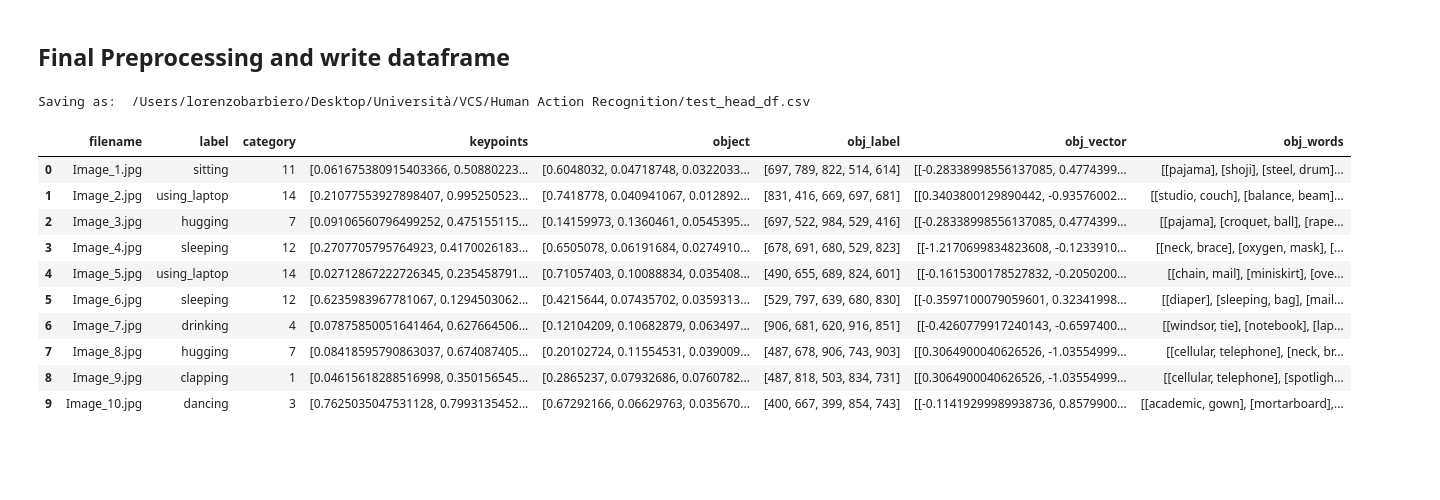
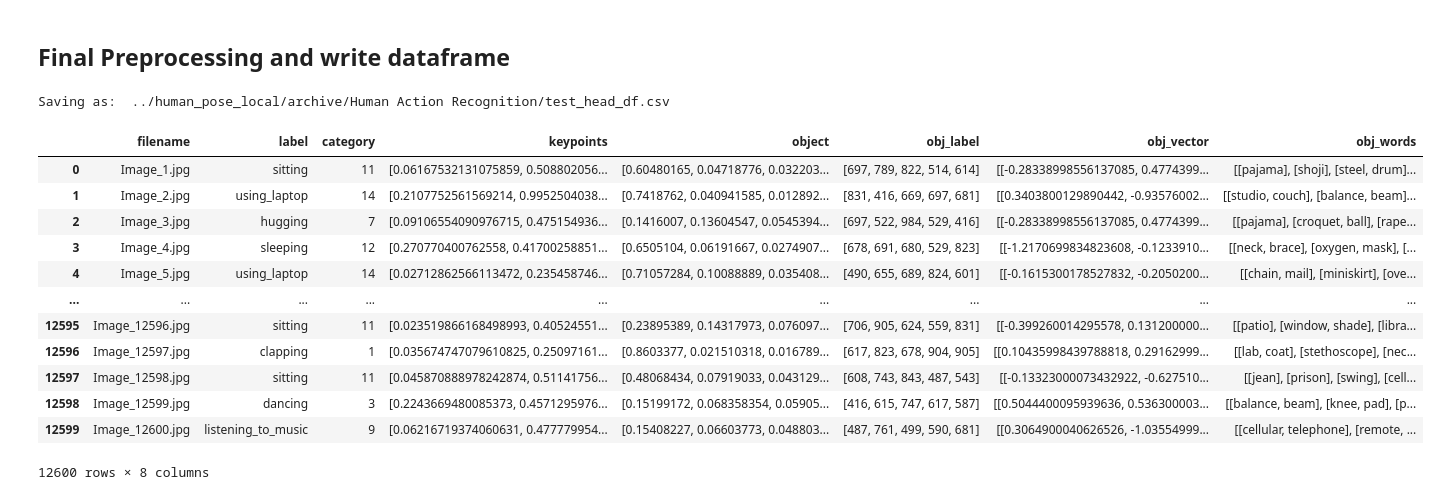
Before and after one commit to Vatsal-Sharma2003/HUMAN-POSE-ESTIMATION-USING-MACHINE-LEARNING, a Jupyter notebook: Preprocessing.ipynb, the cells around one changed output. Cells and saved outputs as stored; diff of their text form; code cells hidden in the pictures; blank space fills up the shorter version.

```diff
--- a/Preprocessing.ipynb
+++ b/Preprocessing.ipynb
@@ -398,21 +405,24 @@ array([[ 0.14486633,  0.42775497,  0.58771604],
 # %% [markdown]
 Process the whole dataframe at once
 # %%
-def keypoints_from_df(df, data_directory):
+def keypoints_from_df(df, data_directory, train=True):
 
     keypoints = np.zeros((len(df),17,3))
 
     for i, file in enumerate(df['filename']):
-        keypoints[i,:,:] = image_keypoints(data_directory + '/train/' + file)
+        if train:
+            keypoints[i,:,:] = image_keypoints(data_directory + '/train/' + file)
+        else:
+            keypoints[i,:,:] = image_keypoints(data_directory + '/test/' + file)
 
     return keypoints
 # %%
-def add_kpoints_dataframe(df, data_directory):
+def add_kpoints_dataframe(df, data_directory, train=True):
 
     df = df.astype('object')
     df['keypoints'] = np.zeros((len(df),51)).tolist()
 
-    kds = keypoints_from_df(df, data_directory).reshape(-1, 51).tolist()
+    kds = keypoints_from_df(df, data_directory, train=train).reshape(-1, 51).tolist()
     df['keypoints'] = kds
 
     return df
@@ -516,12 +527,16 @@ df.head(10)
 | 8 | Image_9.jpg | clapping | 1 |
 | 9 | Image_10.jpg | dancing | 3 |
 # %%
-def object_rec(df, data_directory):
+def object_rec(df, data_directory, train=True):
     images = df['filename']
     obj_list = []
 
     for i, image in enumerate(images):
-        image_path = data_directory + '/train/' + image
+        if train:
+            image_path = data_directory + '/train/' + image
+        else:
+            image_path = data_directory + '/test/' + image
+
         obj_pred = mobile_net.predict(load_prepare_image(image_path), verbose=0)
         obj_list.append(obj_pred)
 
@@ -562,7 +577,7 @@ KeyboardInterrupt:
 vectorize_label = gensim.downloader.load(word_vec_model)
 # %%
 objects_vocabulary = []
-with open(root_directory + '/mobilenet_dic.txt', 'r') as f:
+with open(root_directory + 'mobilenet_dic.txt', 'r') as f:
     for line in f:
         objects_vocabulary.append(line.replace('-', ' ').replace("'s","").strip().split(','))
 # %%
@@ -693,18 +715,20 @@ def complete_preprocessing(df, data_directory, file_name = None, write=True):
 # %%
 file_name = 'test_head_df'
 
-finaltest = complete_preprocessing(df.head(10), data_directory, file_name)
+finaltest = complete_preprocessing(df, data_directory, file_name)
 finaltest
 # %% [output]
-Saving as:  /Users/lorenzobarbiero/Desktop/Università/VCS/Human Action Recognition/test_head_df.csv
+Saving as:  ../human_pose_local/archive/Human Action Recognition/test_head_df.csv
 |  | filename | label | category | keypoints | object | obj_label | obj_vector | obj_words |
-| 0 | Image_1.jpg | sitting | 11 | [0.061675380915403366, 0.50880223... | [0.6048032, 0.04718748, 0.0322033... | [697, 789, 822, 514, 614] | [[-0.28338998556137085, 0.4774399... | [[pajama], [shoji], [steel, drum]... |
-| 1 | Image_2.jpg | using_laptop | 14 | [0.21077553927898407, 0.995250523... | [0.7418778, 0.040941067, 0.012892... | [831, 416, 669, 697, 681] | [[0.3403800129890442, -0.93576002... | [[studio, couch], [balance, beam]... |
-| 2 | Image_3.jpg | hugging | 7 | [0.09106560796499252, 0.475155115... | [0.14159973, 0.1360461, 0.0545395... | [697, 522, 984, 529, 416] | [[-0.28338998556137085, 0.4774399... | [[pajama], [croquet, ball], [rape... |
-| 3 | Image_4.jpg | sleeping | 12 | [0.2707705795764923, 0.4170026183... | [0.6505078, 0.06191684, 0.0274910... | [678, 691, 680, 529, 823] | [[-1.2170699834823608, -0.1233910... | [[neck, brace], [oxygen, mask], [... |
-| 4 | Image_5.jpg | using_laptop | 14 | [0.02712867222726345, 0.235458791... | [0.71057403, 0.10088834, 0.035408... | [490, 655, 689, 824, 601] | [[-0.1615300178527832, -0.2050200... | [[chain, mail], [miniskirt], [ove... |
-| 5 | Image_6.jpg | sleeping | 12 | [0.6235983967781067, 0.1294503062... | [0.4215644, 0.07435702, 0.0359313... | [529, 797, 639, 680, 830] | [[-0.3597100079059601, 0.32341998... | [[diaper], [sleeping, bag], [mail... |
-| 6 | Image_7.jpg | drinking | 4 | [0.07875850051641464, 0.627664506... | [0.12104209, 0.10682879, 0.063497... | [906, 681, 620, 916, 851] | [[-0.4260779917240143, -0.6597400... | [[windsor, tie], [notebook], [lap... |
-| 7 | Image_8.jpg | hugging | 7 | [0.08418595790863037, 0.674087405... | [0.20102724, 0.11554531, 0.039009... | [487, 678, 906, 743, 903] | [[0.3064900040626526, -1.03554999... | [[cellular, telephone], [neck, br... |
-| 8 | Image_9.jpg | clapping | 1 | [0.04615618288516998, 0.350156545... | [0.2865237, 0.07932686, 0.0760782... | [487, 818, 503, 834, 731] | [[0.3064900040626526, -1.03554999... | [[cellular, telephone], [spotligh... |
-| 9 | Image_10.jpg | dancing | 3 | [0.7625035047531128, 0.7993135452... | [0.67292166, 0.06629763, 0.035670... | [400, 667, 399, 854, 743] | [[-0.11419299989938736, 0.8579900... | [[academic, gown], [mortarboard],... |
+| 0 | Image_1.jpg | sitting | 11 | [0.06167532131075859, 0.508802056... | [0.60480165, 0.04718776, 0.032203... | [697, 789, 822, 514, 614] | [[-0.28338998556137085, 0.4774399... | [[pajama], [shoji], [steel, drum]... |
+| 1 | Image_2.jpg | using_laptop | 14 | [0.2107752561569214, 0.9952504038... | [0.7418762, 0.040941585, 0.012892... | [831, 416, 669, 697, 681] | [[0.3403800129890442, -0.93576002... | [[studio, couch], [balance, beam]... |
+| 2 | Image_3.jpg | hugging | 7 | [0.09106554090976715, 0.475154936... | [0.1416007, 0.13604547, 0.0545394... | [697, 522, 984, 529, 416] | [[-0.28338998556137085, 0.4774399... | [[pajama], [croquet, ball], [rape... |
+| 3 | Image_4.jpg | sleeping | 12 | [0.270770400762558, 0.41700258851... | [0.6505104, 0.06191667, 0.0274907... | [678, 691, 680, 529, 823] | [[-1.2170699834823608, -0.1233910... | [[neck, brace], [oxygen, mask], [... |
+| 4 | Image_5.jpg | using_laptop | 14 | [0.02712862566113472, 0.235458746... | [0.71057284, 0.10088889, 0.035408... | [490, 655, 689, 824, 601] | [[-0.1615300178527832, -0.2050200... | [[chain, mail], [miniskirt], [ove... |
+| ... | ... | ... | ... | ... | ... | ... | ... | ... |
+| 12595 | Image_12596.jpg | sitting | 11 | [0.023519866168498993, 0.40524551... | [0.23895389, 0.14317973, 0.076097... | [706, 905, 624, 559, 831] | [[-0.399260014295578, 0.131200000... | [[patio], [window, shade], [libra... |
+| 12596 | Image_12597.jpg | clapping | 1 | [0.035674747079610825, 0.25097161... | [0.8603377, 0.021510318, 0.016789... | [617, 823, 678, 904, 905] | [[0.10435998439788818, 0.29162999... | [[lab, coat], [stethoscope], [nec... |
+| 12597 | Image_12598.jpg | sitting | 11 | [0.045870888978242874, 0.51141756... | [0.48068434, 0.07919033, 0.043129... | [608, 743, 843, 487, 543] | [[-0.13323000073432922, -0.627510... | [[jean], [prison], [swing], [cell... |
+| 12598 | Image_12599.jpg | dancing | 3 | [0.2243669480085373, 0.4571295976... | [0.15199172, 0.068358354, 0.05905... | [416, 615, 747, 617, 587] | [[0.5044400095939636, 0.536300003... | [[balance, beam], [knee, pad], [p... |
+| 12599 | Image_12600.jpg | listening_to_music | 9 | [0.06216719374060631, 0.477779954... | [0.15408227, 0.06603773, 0.048803... | [487, 761, 499, 590, 681] | [[0.3064900040626526, -1.03554999... | [[cellular, telephone], [remote, ... |
+12600 rows × 8 columns
```
Also changed, not shown: parts of 21 cells of this notebook, 3 other files.
